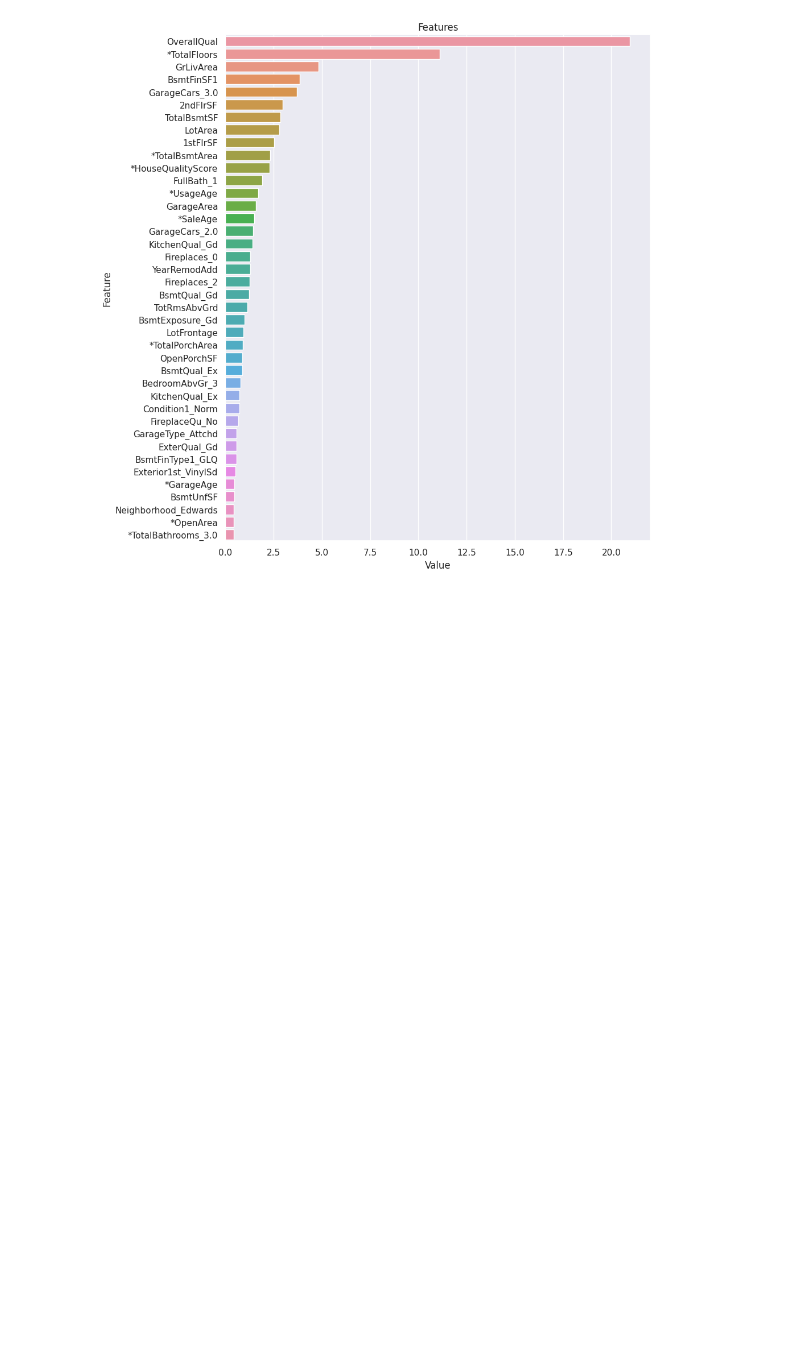
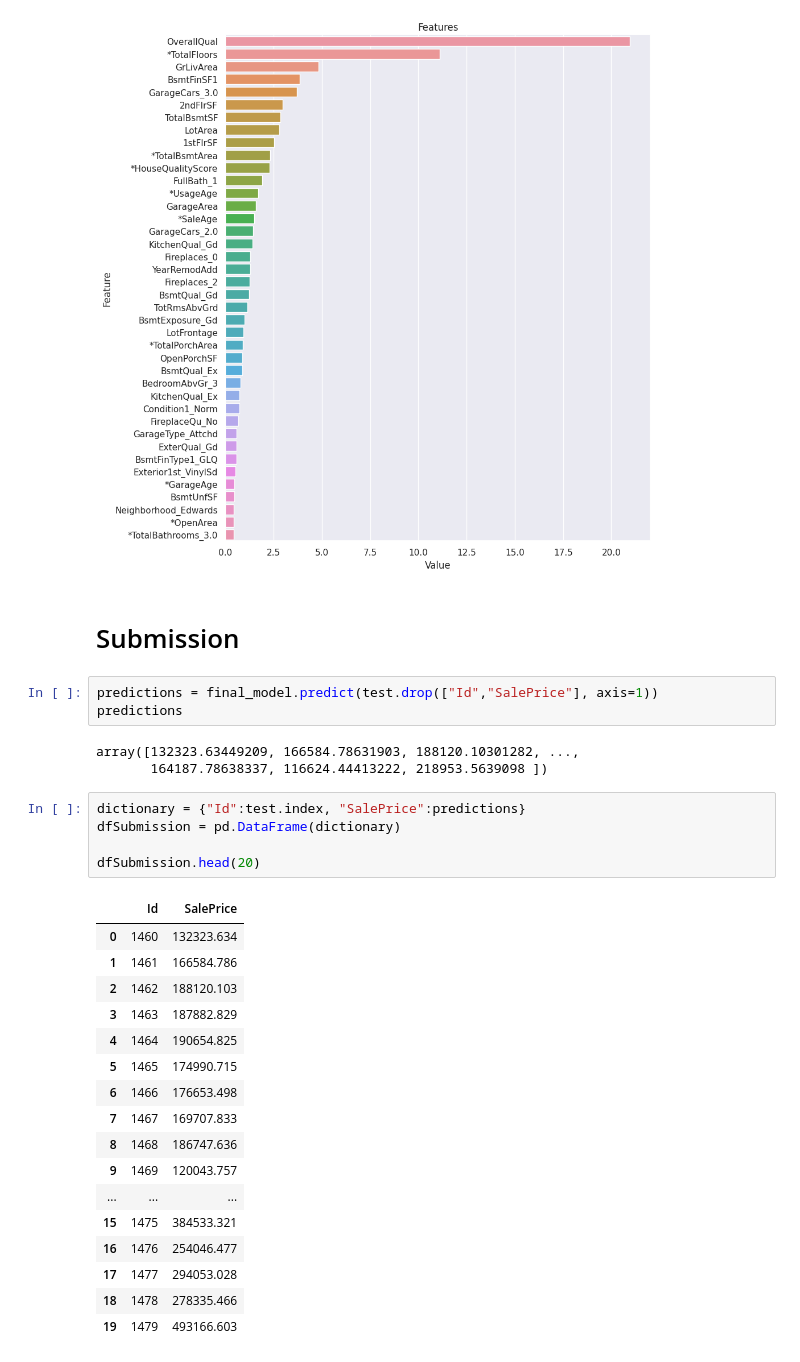
Before and after one commit to busrasurucu/House-Prediction, a Jupyter notebook: house-prediction.ipynb, the cells around one changed output. Cells and saved outputs as stored; diff of their text form; blank space fills up the shorter version.

Commit message:
Kaggle Notebook | House Prediction | Version 6

```diff
--- a/house-prediction.ipynb
+++ b/house-prediction.ipynb
@@ -882,3 +1008,34 @@ def plot_importance(model, features, dataframe, save=False):
 plot_importance(final_model, X, df)
 # %% [output]
 [figure]
+# %% [markdown]
+# Submission
+# %%
+predictions = final_model.predict(test.drop(["Id","SalePrice"], axis=1))
+predictions
+# %% [output]
+array([132323.63449209, 166584.78631903, 188120.10301282, ...,
+       164187.78638337, 116624.44413222, 218953.5639098 ])
+# %%
+dictionary = {"Id":test.index, "SalePrice":predictions}
+dfSubmission = pd.DataFrame(dictionary)
+
+dfSubmission.head(20)
+# %% [output]
+|  | Id | SalePrice |
+| 0 | 1460 | 132323.634 |
+| 1 | 1461 | 166584.786 |
+| 2 | 1462 | 188120.103 |
+| 3 | 1463 | 187882.829 |
+| 4 | 1464 | 190654.825 |
+| 5 | 1465 | 174990.715 |
+| 6 | 1466 | 176653.498 |
+| 7 | 1467 | 169707.833 |
+| 8 | 1468 | 186747.636 |
+| 9 | 1469 | 120043.757 |
+| ... | ... | ... |
+| 15 | 1475 | 384533.321 |
+| 16 | 1476 | 254046.477 |
+| 17 | 1477 | 294053.028 |
+| 18 | 1478 | 278335.466 |
+| 19 | 1479 | 493166.603 |
```
Also changed, not shown: parts of 24 cells of this notebook.
